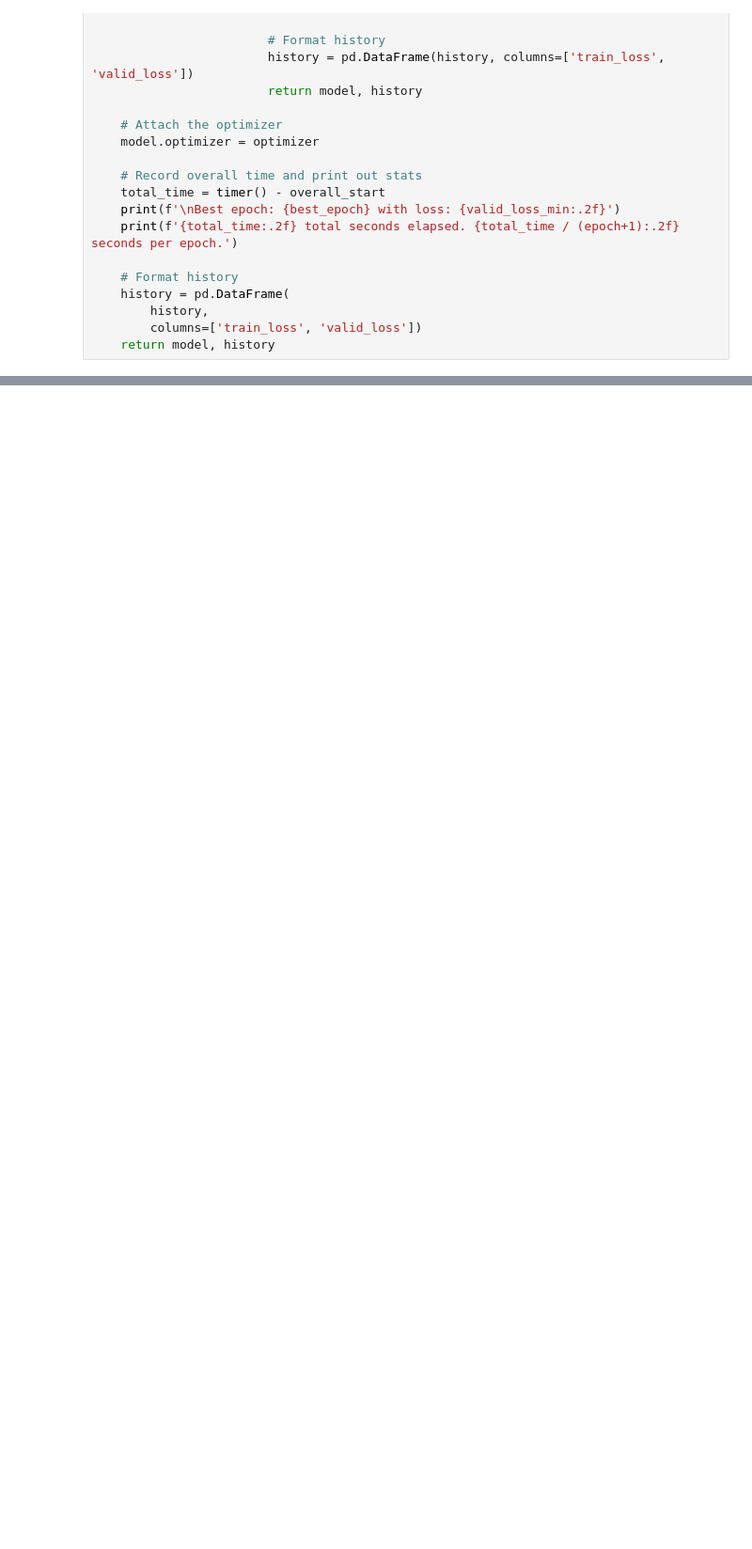
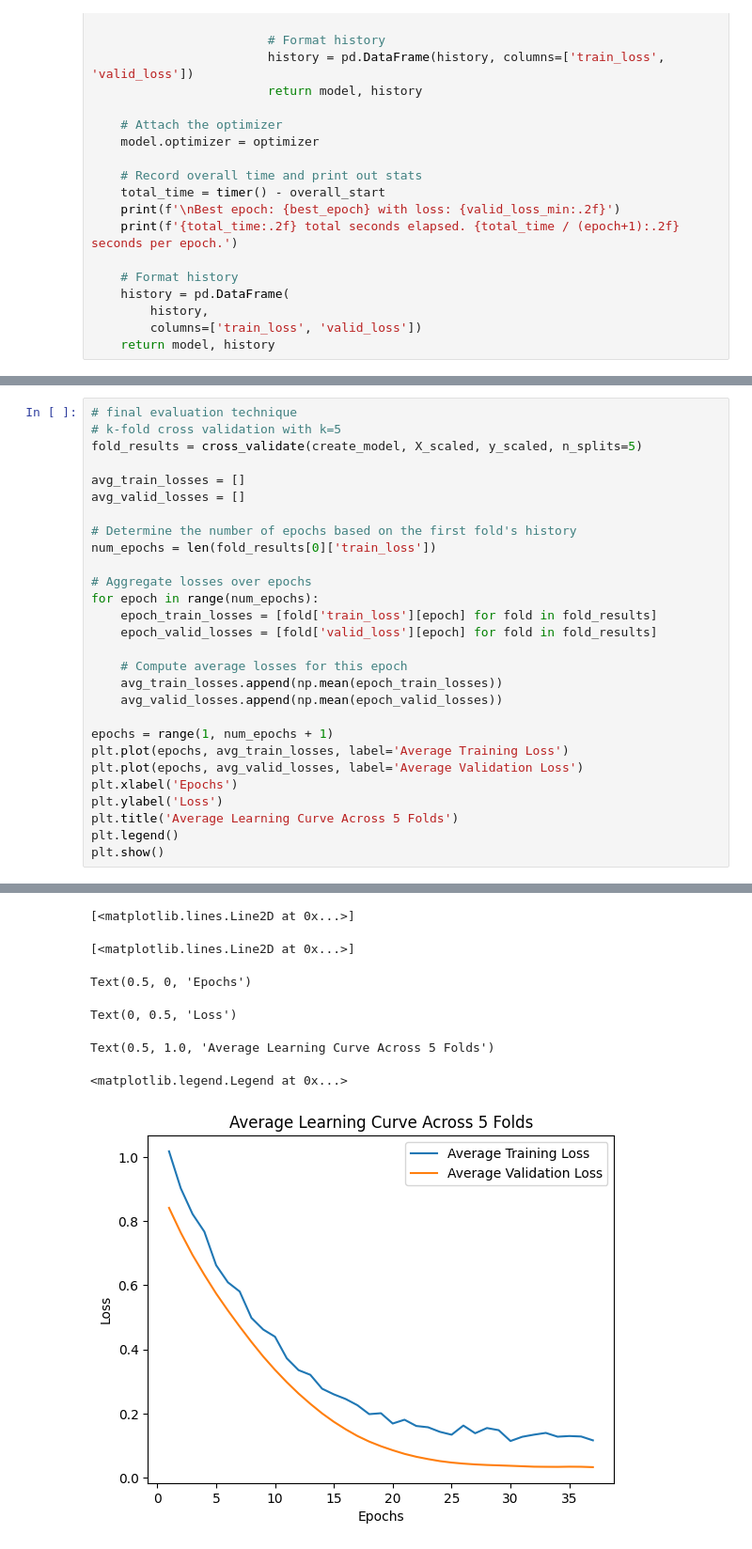
Before and after one commit to jzjackjz/cs3892-wildlife-trends-models, a Jupyter notebook: models/mlp_model.ipynb, the cells around one changed output, grey strips where cells are left out. Shown at 94% size. Cells and saved outputs as stored; diff of their text form; blank space fills up the shorter version.

Commit message:
k-fold, use nn to predict lpi

```diff
--- a/models/mlp_model.ipynb
+++ b/models/mlp_model.ipynb
@@ -347,0 +382,29 @@ Text(0.5, 1.0, 'Training and Validation Losses')
+# %%
+# final evaluation technique
+# k-fold cross validation with k=5
+fold_results = cross_validate(create_model, X_scaled, y_scaled, n_splits=5)
+
+avg_train_losses = []
+avg_valid_losses = []
+
+# Determine the number of epochs based on the first fold's history
+num_epochs = len(fold_results[0]['train_loss'])
+
+# Aggregate losses over epochs
+for epoch in range(num_epochs):
+    epoch_train_losses = [fold['train_loss'][epoch] for fold in fold_results]
+    epoch_valid_losses = [fold['valid_loss'][epoch] for fold in fold_results]
+
+    # Compute average losses for this epoch
+    avg_train_losses.append(np.mean(epoch_train_losses))
+    avg_valid_losses.append(np.mean(epoch_valid_losses))
+
+epochs = range(1, num_epochs + 1)
+plt.plot(epochs, avg_train_losses, label='Average Training Loss')
+plt.plot(epochs, avg_valid_losses, label='Average Validation Loss')
+plt.xlabel('Epochs')
+plt.ylabel('Loss')
+plt.title('Average Learning Curve Across 5 Folds')
+plt.legend()
+plt.show()
+# %% [output]
@@ -347,0 +428,7 @@ Text(0.5, 1.0, 'Training and Validation Losses')
+[<matplotlib.lines.Line2D at 0x...>]
+[<matplotlib.lines.Line2D at 0x...>]
+Text(0.5, 0, 'Epochs')
+Text(0, 0.5, 'Loss')
+Text(0.5, 1.0, 'Average Learning Curve Across 5 Folds')
+<matplotlib.legend.Legend at 0x...>
+[figure, added]
```
Also changed, not shown: parts of 7 cells of this notebook, 7 other files.
